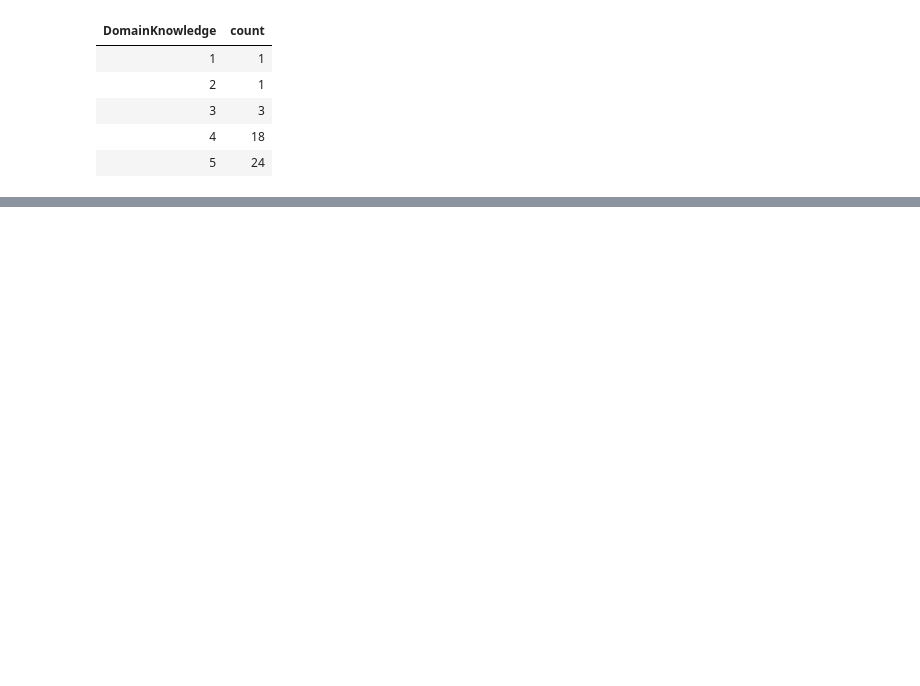
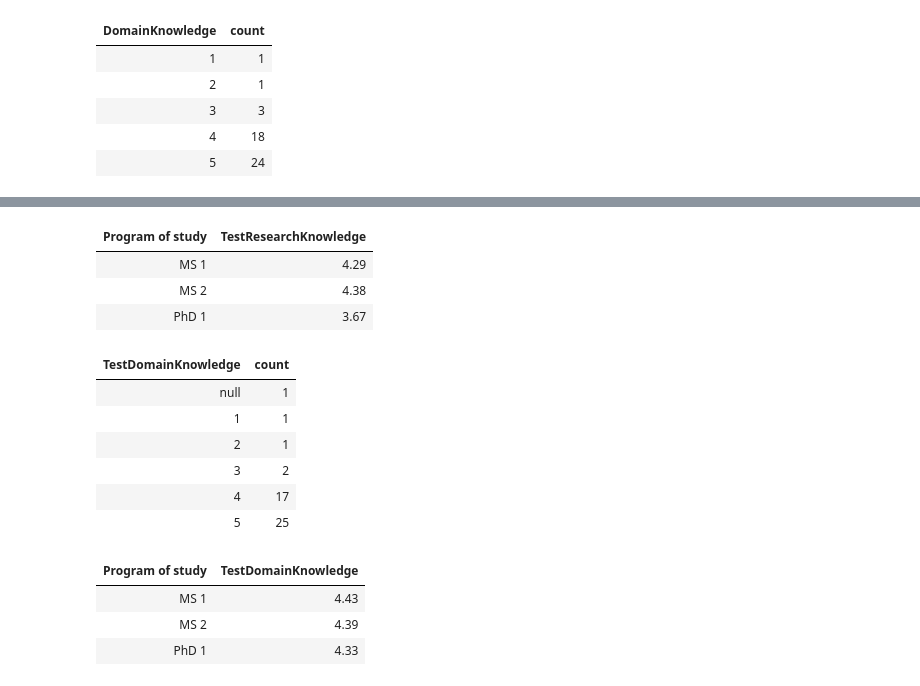
Before and after one commit to ManishReddyKovvuri/AITproject, a Jupyter notebook: AIT-Project.ipynb, the cells around one changed output, grey strips where cells are left out. Drawn from its saved outputs; the diff is of its cells as text; code cells hidden in the pictures; blank space fills up the shorter version.

```diff
--- a/AIT-Project.ipynb
+++ b/AIT-Project.ipynb
@@ -210,0 +342,24 @@ display(df1.groupBy('DomainKnowledge').count().sort('DomainKnowledge'))
+# %%
+display(df1.groupBy("Program of study").agg(round(avg("TestResearchKnowledge"),2).alias('TestResearchKnowledge')))
+# %% [output]
+| Program of study | TestResearchKnowledge |
+| MS 1 | 4.29 |
+| MS 2 | 4.38 |
+| PhD 1 | 3.67 |
+# %%
+display(df1.groupBy('TestDomainKnowledge').count().sort('TestDomainKnowledge'))
+# %% [output]
+| TestDomainKnowledge | count |
+| null | 1 |
+| 1 | 1 |
+| 2 | 1 |
+| 3 | 2 |
+| 4 | 17 |
+| 5 | 25 |
+# %%
+display(df1.groupBy("Program of study").agg(round(avg("TestDomainKnowledge"),2).alias('TestDomainKnowledge')))
+# %% [output]
+| Program of study | TestDomainKnowledge |
+| MS 1 | 4.43 |
+| MS 2 | 4.39 |
+| PhD 1 | 4.33 |
```
Also changed, not shown: parts of 21 cells of this notebook.
